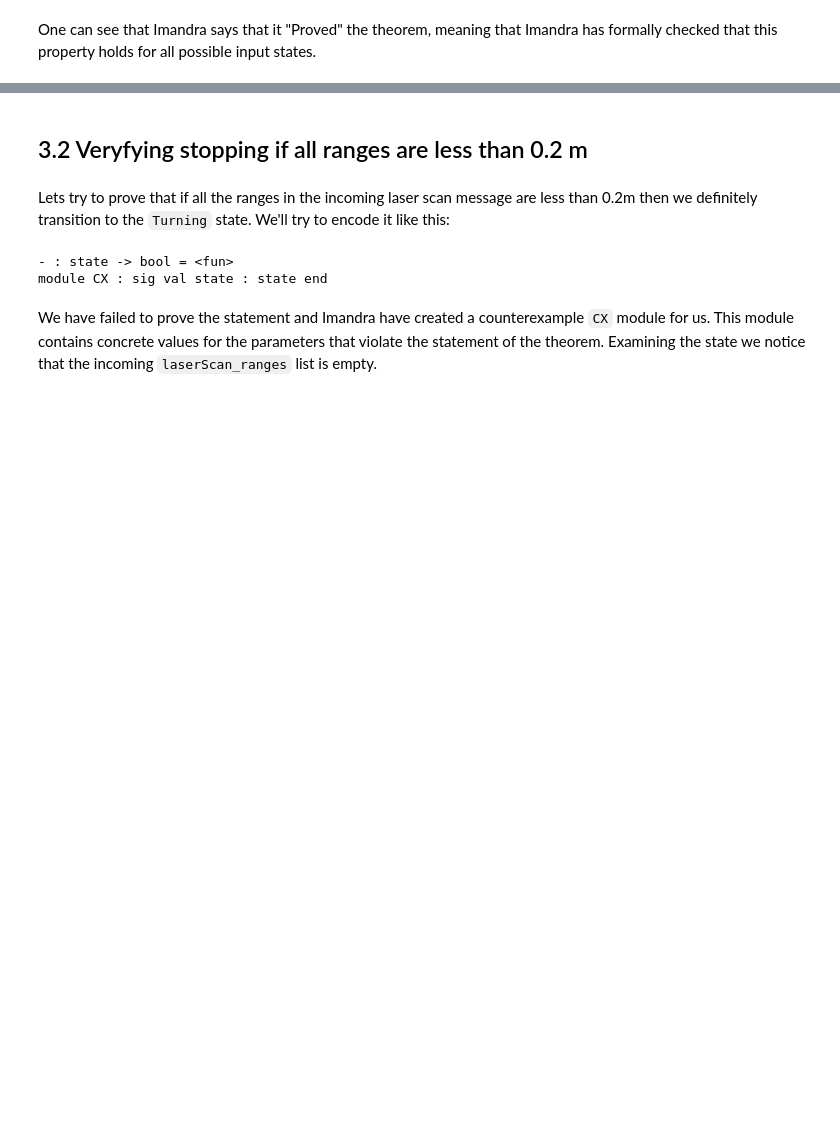
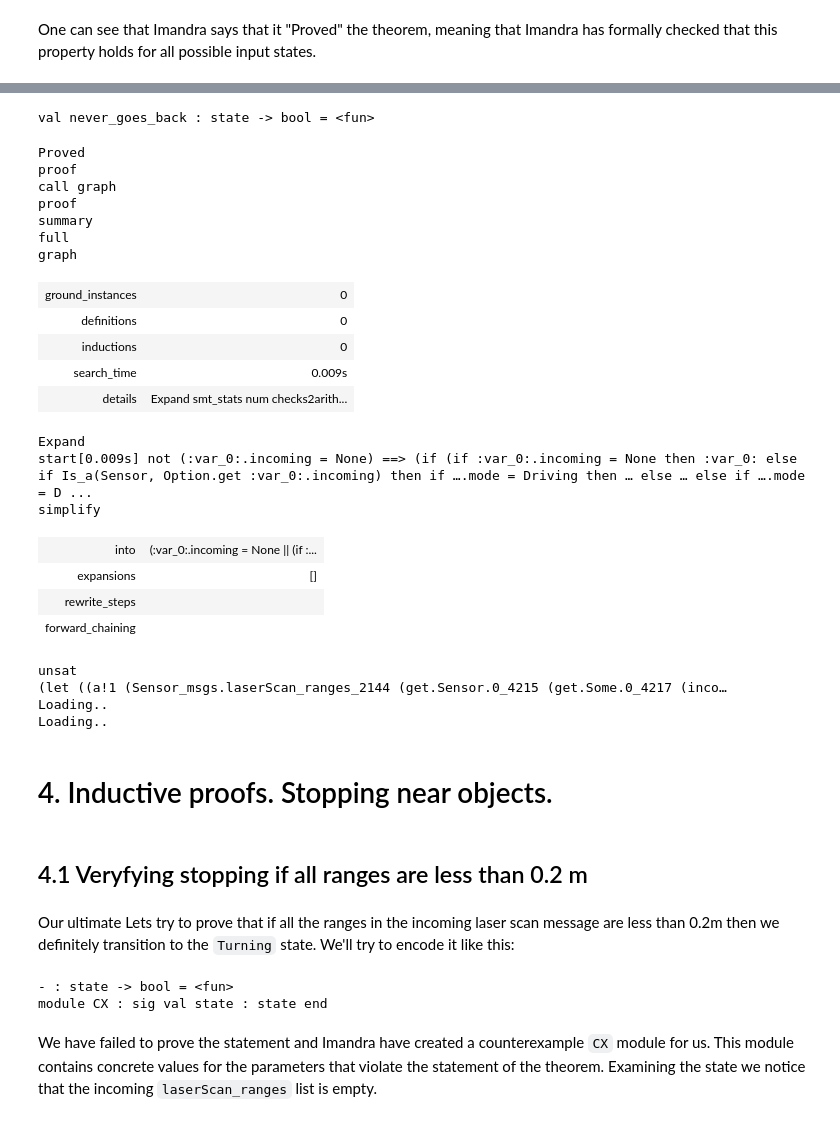
Before and after one commit to imandra-ai/imandra-ros, a Jupyter notebook: imandra_model/Robotic OS 2.ipynb, the cells around one changed output, grey strips where cells are left out. Drawn from its saved outputs; the diff is of its cells as text; code cells hidden in the pictures; blank space fills up the shorter version.

```diff
--- a/imandra_model/Robotic OS 2.ipynb
+++ b/imandra_model/Robotic OS 2.ipynb
@@ -302,0 +342,32 @@ One can see that Imandra says that it "Proved" the theorem, meaning that Imandra
+# %%
+theorem never_goes_back state =
+  state.incoming <> None
+  ==>
+  no_moving_back (one_step state).outgoing
+# %% [output]
+val never_goes_back : state -> bool = <fun>
+Proved
+proof
+call graph
+proof
+summary
+full
+graph
+| ground_instances | 0 |
+| definitions | 0 |
+| inductions | 0 |
+| search_time | 0.009s |
+| details | Expand smt_stats num checks2arith... |
+Expand
+start[0.009s] not (:var_0:.incoming = None) ==> (if (if :var_0:.incoming = None then :var_0: else if Is_a(Sensor, Option.get :var_0:.incoming) then if ….mode = Driving then … else … else if ….mode = D ...
+simplify
+| into | (:var_0:.incoming = None || (if :... |
+| expansions | [] |
+| rewrite_steps |  |
+| forward_chaining |  |
+unsat
+(let ((a!1 (Sensor_msgs.laserScan_ranges_2144 (get.Sensor.0_4215 (get.Some.0_4217 (inco…
+Loading..
+Loading..
+# %% [markdown]
+# 4. Inductive proofs. Stopping near objects.
@@ -303,6 +378,7 @@ One can see that Imandra says that it "Proved" the theorem, meaning that Imandra
 # %% [markdown]
-## 3.2 Veryfying stopping if all ranges are less than 0.2 m
+## 4.1 Veryfying stopping if all ranges are less than 0.2 m
 # %% [markdown]
+Our ultimate
 Lets try to prove that if all the ranges in the incoming laser scan message are less than 0.2m then we definitely transition to the `Turning` state. We'll try to encode it like this:
 # %%
 verify ( fun state ->
```
Also changed, not shown: parts of 12 cells of this notebook.
